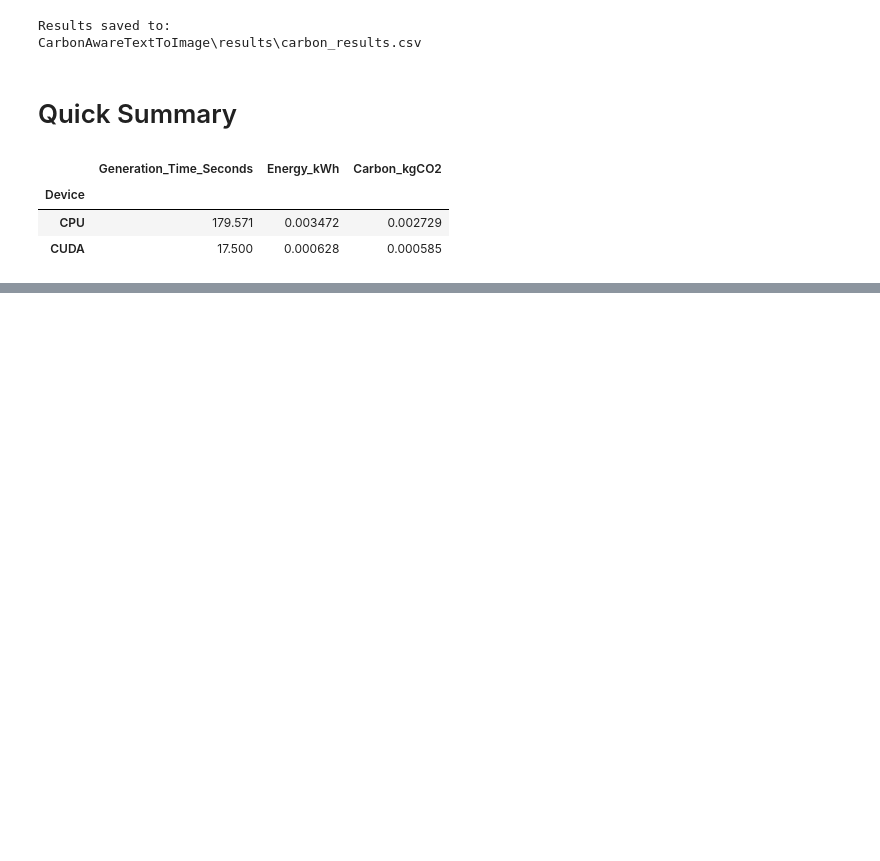
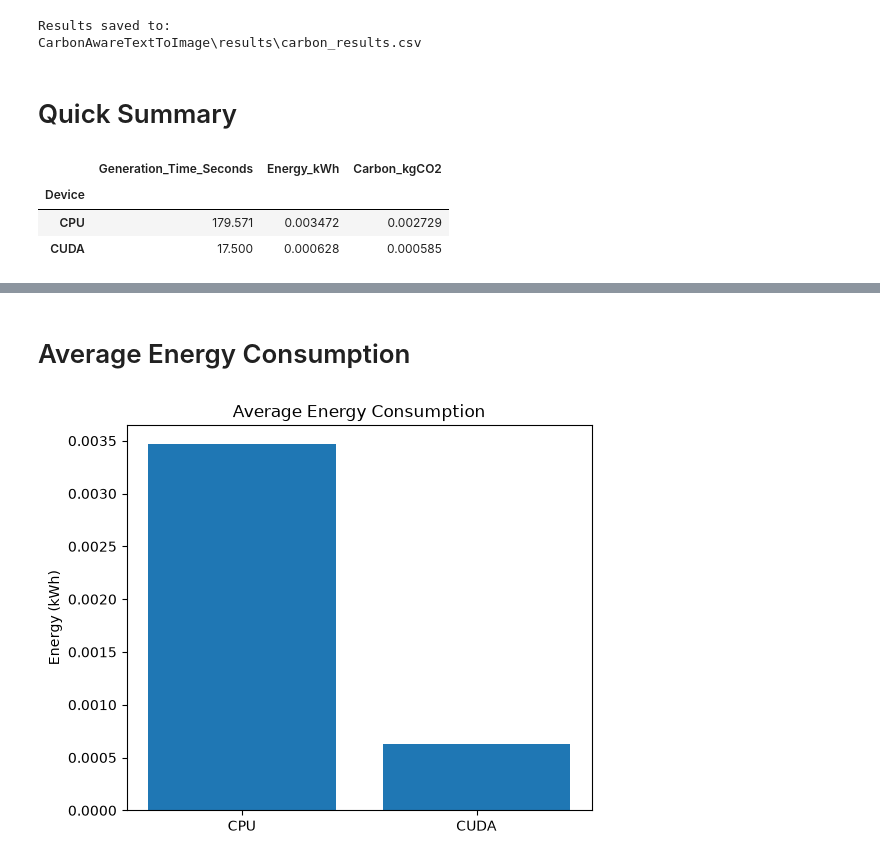
Before and after one commit to ittihadur/cpu-vs-gpu-ai-benchmark, a Jupyter notebook: 406.ipynb, the cells around one changed output, grey strips where cells are left out. Drawn from its saved outputs; the diff is of its cells as text; code cells hidden in the pictures; blank space fills up the shorter version.

```diff
--- a/406.ipynb
+++ b/406.ipynb
@@ -708,0 +770,28 @@ summary
+# %% [markdown]
+# Average Energy Consumption
+# %%
+avg_energy = (
+    results_df
+    .groupby("Device")["Energy_kWh"]
+    .mean()
+)
+
+plt.figure(figsize=(6,5))
+
+plt.bar(avg_energy.index, avg_energy.values)
+
+plt.title("Average Energy Consumption")
+plt.ylabel("Energy (kWh)")
+
+plt.savefig(
+    os.path.join(
+        RESULT_DIR,
+        "energy_comparison.png"
+    ),
+    dpi=300,
+    bbox_inches="tight"
+)
+
+plt.show()
+# %% [output]
+[figure, added]
```
Also changed, not shown: parts of 14 cells of this notebook, 4 other files.
